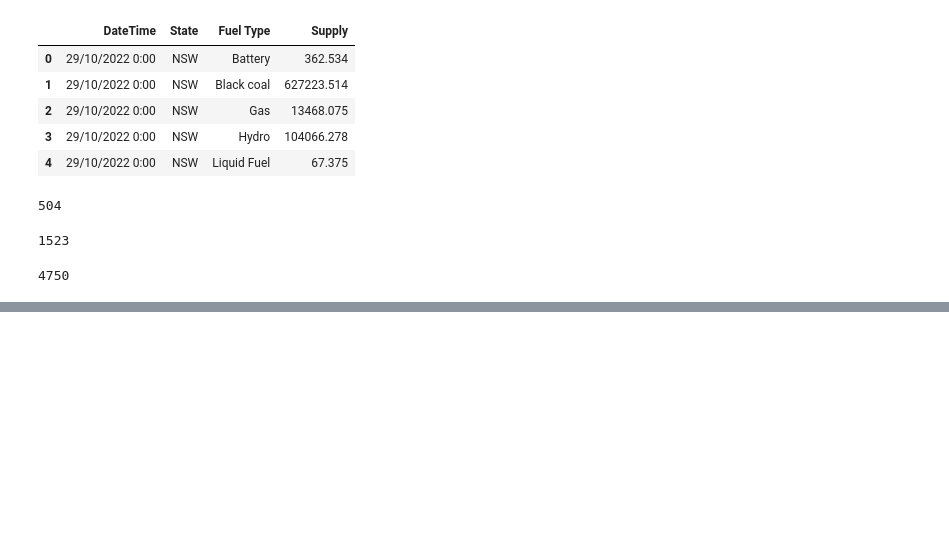
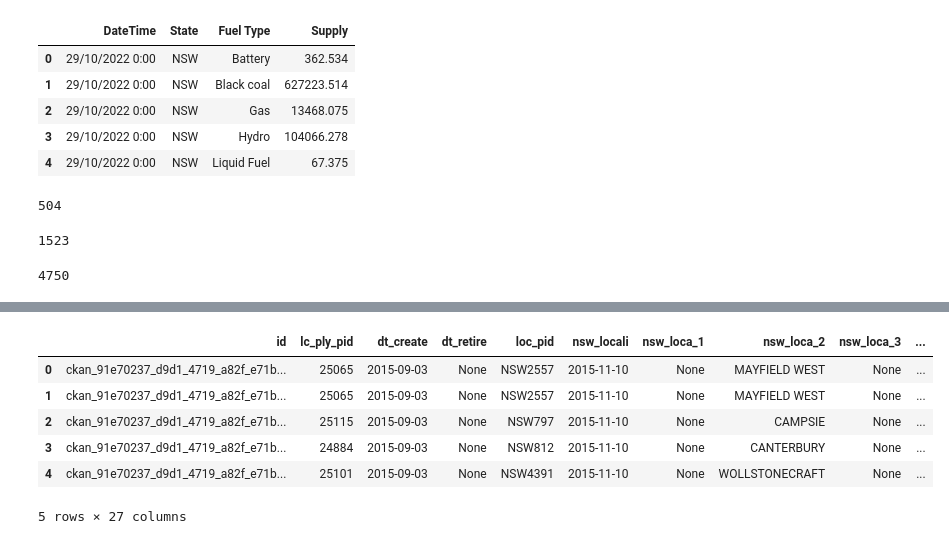
Before and after one commit to JulianRavelo/project-3, a Jupyter notebook: Coding/Data_Engineering.ipynb, the cells around one changed output, grey strips where cells are left out. Cells and saved outputs as stored; diff of their text form; code cells hidden in the pictures; blank space fills up the shorter version.

```diff
--- a/Coding/Data_Engineering.ipynb
+++ b/Coding/Data_Engineering.ipynb
@@ -205,0 +215,5 @@ new_registration.to_sql(name='registration', con=engine, if_exists='replace', in
+# %%
+# Extracting name of the suburb from address column
+pdf['key_column'] = pdf["Address"].str.extract(',\s*([^,]*?)\s*NSW')
+pdf['key_column'] = pdf['key_column'].str.lower()
+pdf.sort_values("key_column").head()
@@ -205,0 +238,12 @@ new_registration.to_sql(name='registration', con=engine, if_exists='replace', in
+# %%
+# Merged data
+joined_gdf = gdf.merge(pdf, on="key_column")
+joined_gdf.head()
+# %% [output]
+|  | id | lc_ply_pid | dt_create | dt_retire | loc_pid | nsw_locali | nsw_loca_1 | nsw_loca_2 | nsw_loca_3 | ... |
+| 0 | ckan_91e70237_d9d1_4719_a82f_e71b... | 25065 | 2015-09-03 | None | NSW2557 | 2015-11-10 | None | MAYFIELD WEST | None | ... |
+| 1 | ckan_91e70237_d9d1_4719_a82f_e71b... | 25065 | 2015-09-03 | None | NSW2557 | 2015-11-10 | None | MAYFIELD WEST | None | ... |
+| 2 | ckan_91e70237_d9d1_4719_a82f_e71b... | 25115 | 2015-09-03 | None | NSW797 | 2015-11-10 | None | CAMPSIE | None | ... |
+| 3 | ckan_91e70237_d9d1_4719_a82f_e71b... | 24884 | 2015-09-03 | None | NSW812 | 2015-11-10 | None | CANTERBURY | None | ... |
+| 4 | ckan_91e70237_d9d1_4719_a82f_e71b... | 25101 | 2015-09-03 | None | NSW4391 | 2015-11-10 | None | WOLLSTONECRAFT | None | ... |
+5 rows × 27 columns
```
Also changed, not shown: parts of 7 cells of this notebook, 17 other files.
